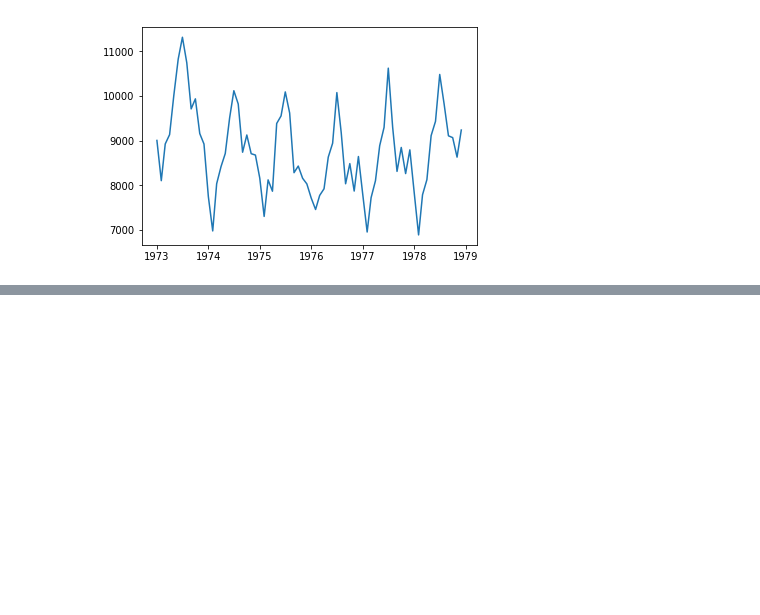
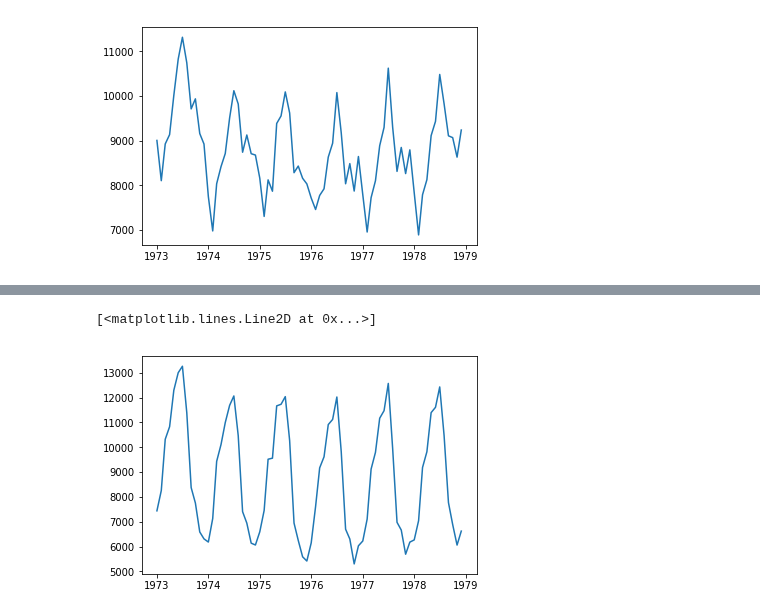
Before and after one commit to somnath1077/ML, a Jupyter notebook: timeseries/notebooks/Brockwell_Davis_ISTM/Estimating Trend and Seasonality .ipynb, the cells around one changed output, grey strips where cells are left out. Drawn from its saved outputs; the diff is of its cells as text; code cells hidden in the pictures; blank space fills up the shorter version.

```diff
--- a/timeseries/notebooks/Brockwell_Davis_ISTM/Estimating Trend and Seasonality .ipynb
+++ b/timeseries/notebooks/Brockwell_Davis_ISTM/Estimating Trend and Seasonality .ipynb
@@ -109,0 +122,5 @@ plt.plot(deaths['date'], deaths['deaths'])
+# %%
+plt.plot(deaths['date'], deaths['deaths'] - seasonality)
+# %% [output]
+[<matplotlib.lines.Line2D at 0x...>]
+[figure, added]
```
Also changed, not shown: parts of 4 cells of this notebook.
